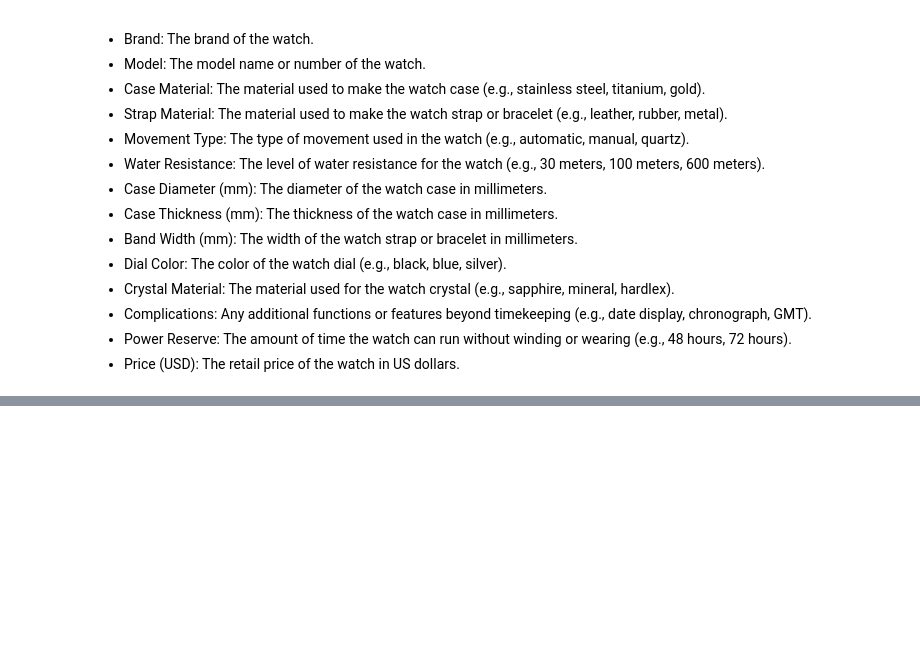
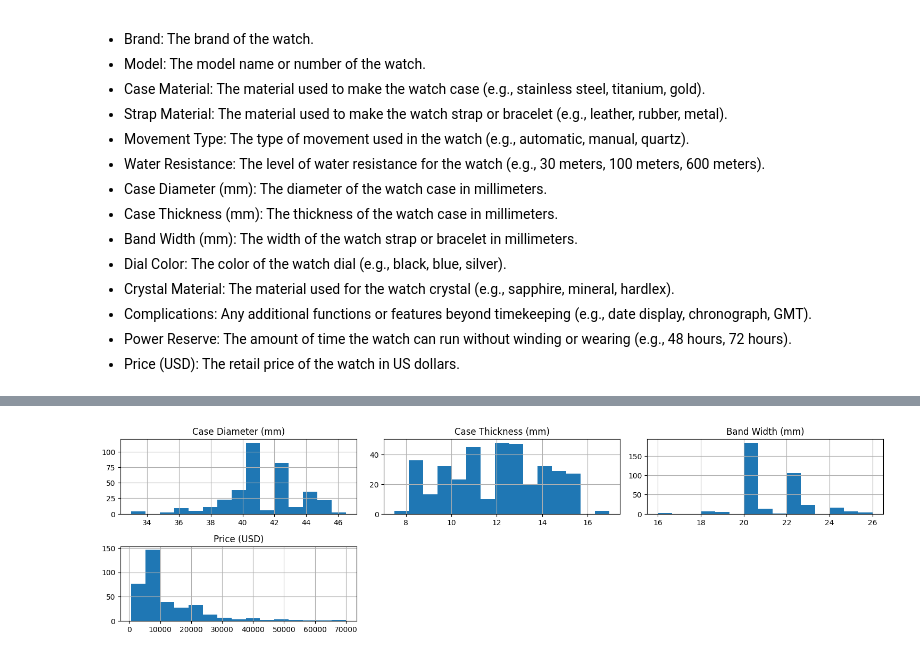
Before and after one commit to theredsilva/esame_fistic24, a Jupyter notebook: luxury-watches-price.ipynb, the cells around one changed output, grey strips where cells are left out. Saved outputs shown, nothing was run; the diff lists cells and outputs as text; code cells hidden in the pictures; blank space fills up the shorter version.

```diff
--- a/luxury-watches-price.ipynb
+++ b/luxury-watches-price.ipynb
@@ -31,0 +21,6 @@ Luxurywatch.csv.1   100%[===================>]  59.53K   346KB/s    in 0.2s
+# %%
+import pandas as pd
+import numpy as np
+import matplotlib.pyplot as plt
+import seaborn as sns
+df = pd.read_csv(path)
@@ -31,0 +78,8 @@ Luxurywatch.csv.1   100%[===================>]  59.53K   346KB/s    in 0.2s
+# %%
+# droppo le righe con valori nulli, rimuovo i duplicati e cambio formato alla colonna price
+
+df.dropna(inplace=True)
+
+df.drop_duplicates(inplace=True)
+
+df['Price (USD)'] = df['Price (USD)'].str.replace(',', '').astype(float)
@@ -31,0 +98,9 @@ Luxurywatch.csv.1   100%[===================>]  59.53K   346KB/s    in 0.2s
+# %%
+
+#istogramma
+
+df.hist(bins=15, figsize=(15, 10), layout=(5, 3))
+plt.tight_layout()
+plt.show()
+# %% [output]
+[figure, added]
```
Also changed, not shown: parts of 8 cells of this notebook.
